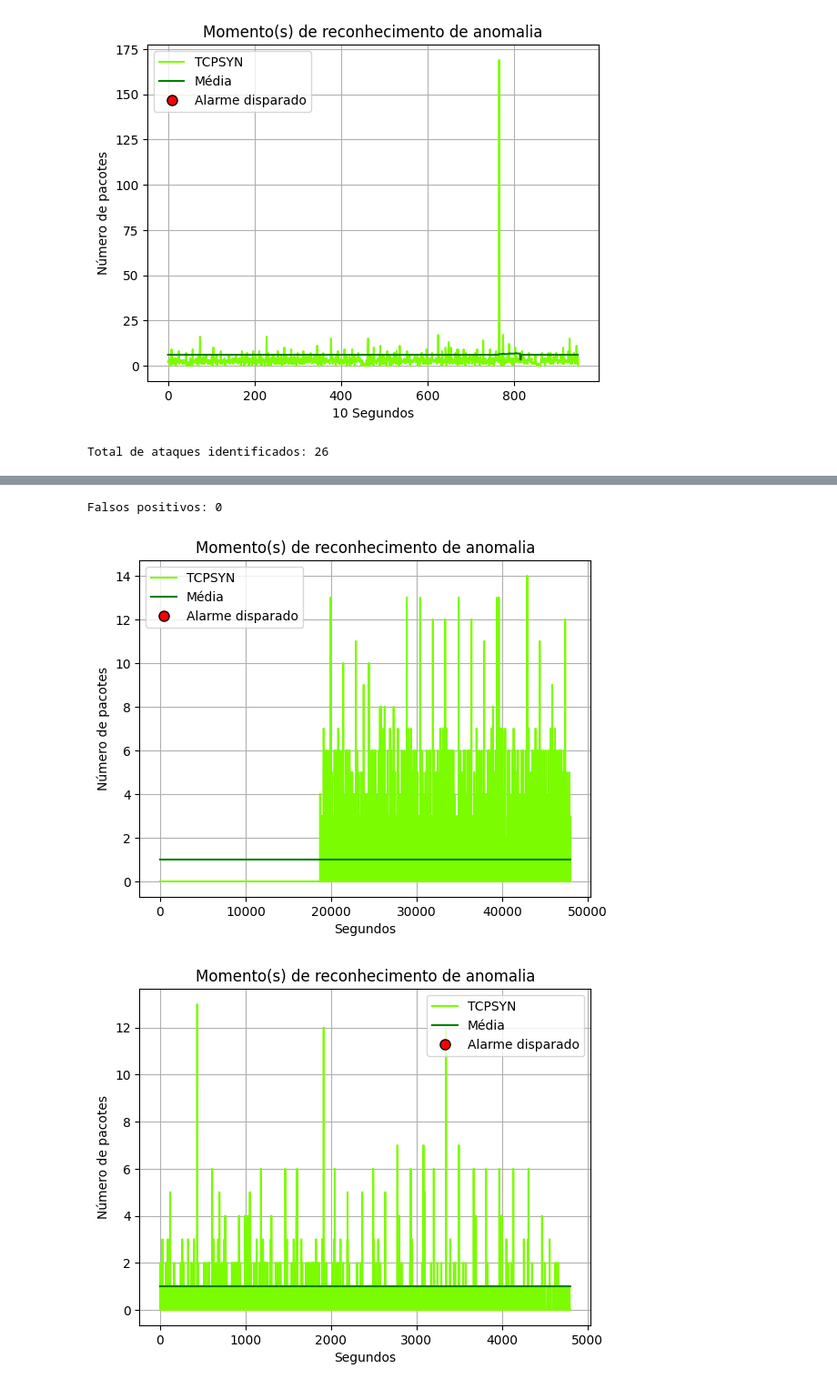
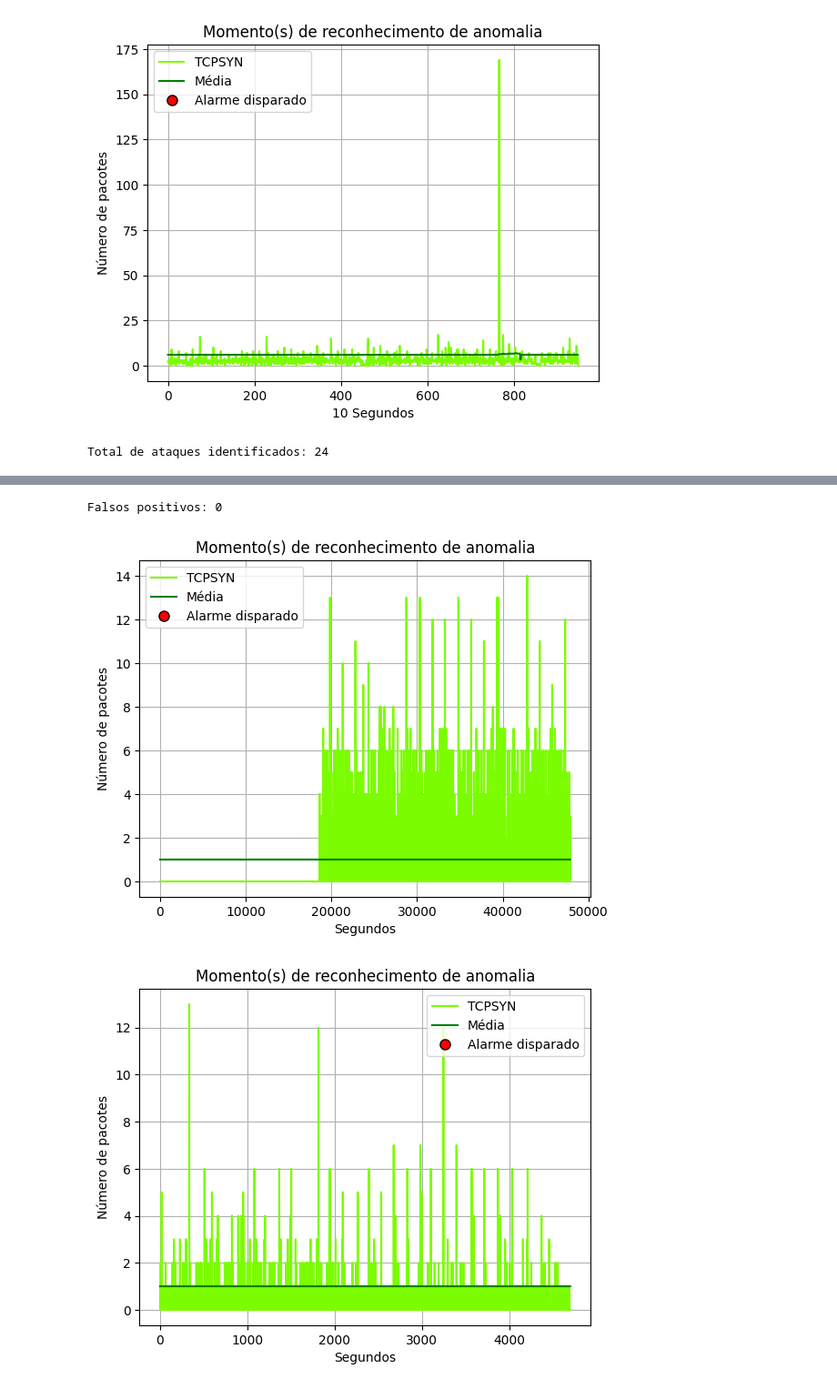
Before and after one commit to hflautert/AnomalyDetection, a Jupyter notebook: AnomaliaTCPSYN.ipynb, the cells around one changed output, grey strips where cells are left out. Shown at 91% size. Drawn from its saved outputs; the diff is of its cells as text; code cells hidden in the pictures.

```diff
--- a/AnomaliaTCPSYN.ipynb
+++ b/AnomaliaTCPSYN.ipynb
@@ -130,7 +130,7 @@ dados_normal=dados_normal_1s
 dados_ataque=dados_ataque_1s
 unidade_de_tempo='Segundos'
 delta=1.015
-intervalo=200
+intervalo=300
 taxa_minima=1
 
 ataques_reconhecidos,falsos_positivos,alarme_normal_pos,alarme_normal_val,alarme_ataque_pos,alarme_ataque_val,media_normal,media_ataque=fmm.aplica_modelo(dados_normal,dados_ataque,delta,intervalo,taxa_minima)
@@ -149,4 +149,4 @@ dados_normal=dados_normal[30000:35000]
 ataques_reconhecidos,falsos_positivos,alarme_normal_pos,alarme_normal_val,alarme_ataque_pos,alarme_ataque_val,media_normal,media_ataque=fmm.aplica_modelo(dados_normal,dados_ataque,delta,intervalo,taxa_minima)
 fmm.visualiza_alarmes(dados_normal,alarme_normal_pos,alarme_normal_val,unidade_de_tempo,tipo_dos_pacotes,intervalo,'lawngreen','g',media_normal)
 # %% [output]
-Total de ataques identificados: 26
+Total de ataques identificados: 24
@@ -155,3 +155,3 @@ Total de ataques identificados: 26
 Falsos positivos: 0
-[figure, old version]
+[figure, new version]
-[figure, old version]
+[figure, new version]
```
Also changed, not shown: parts of 3 cells of this notebook.
